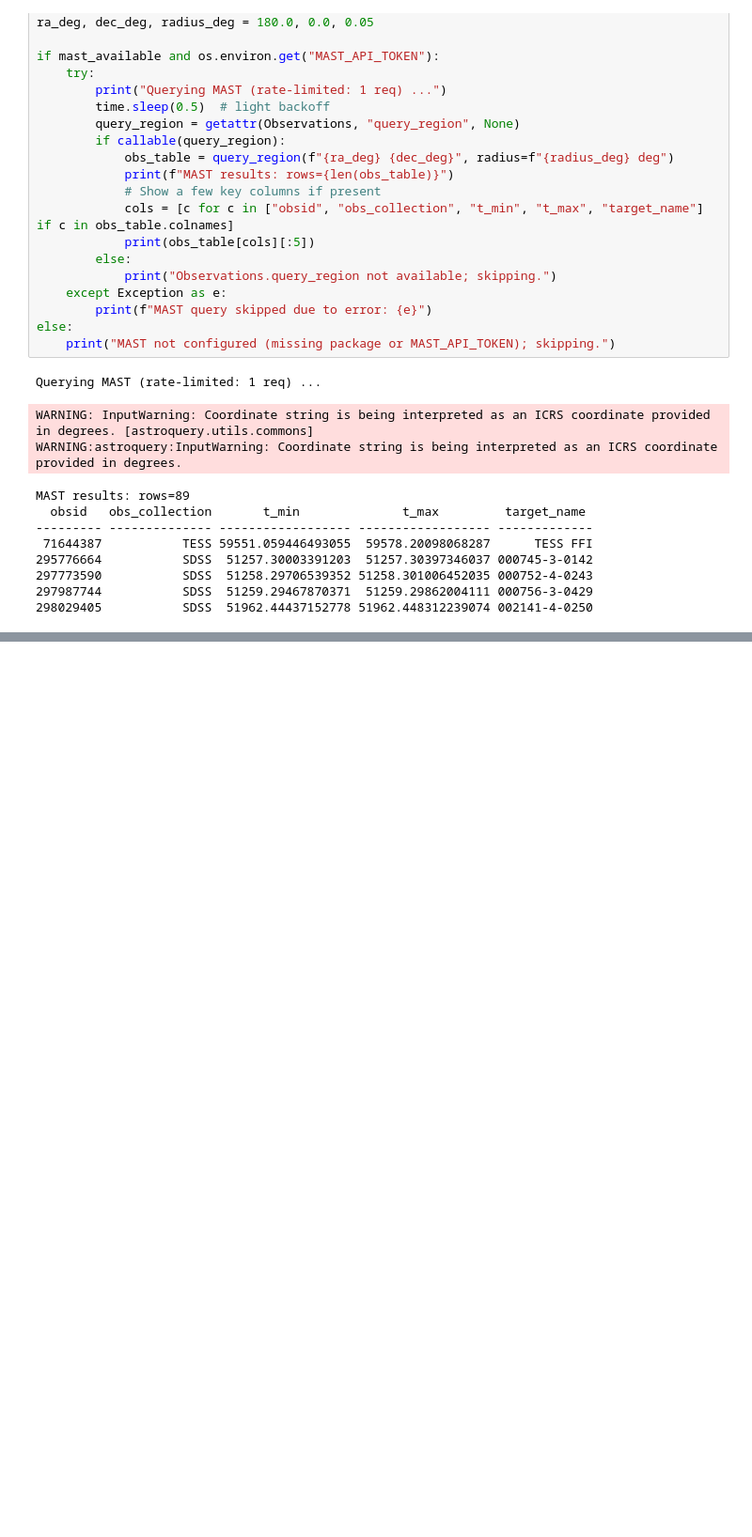
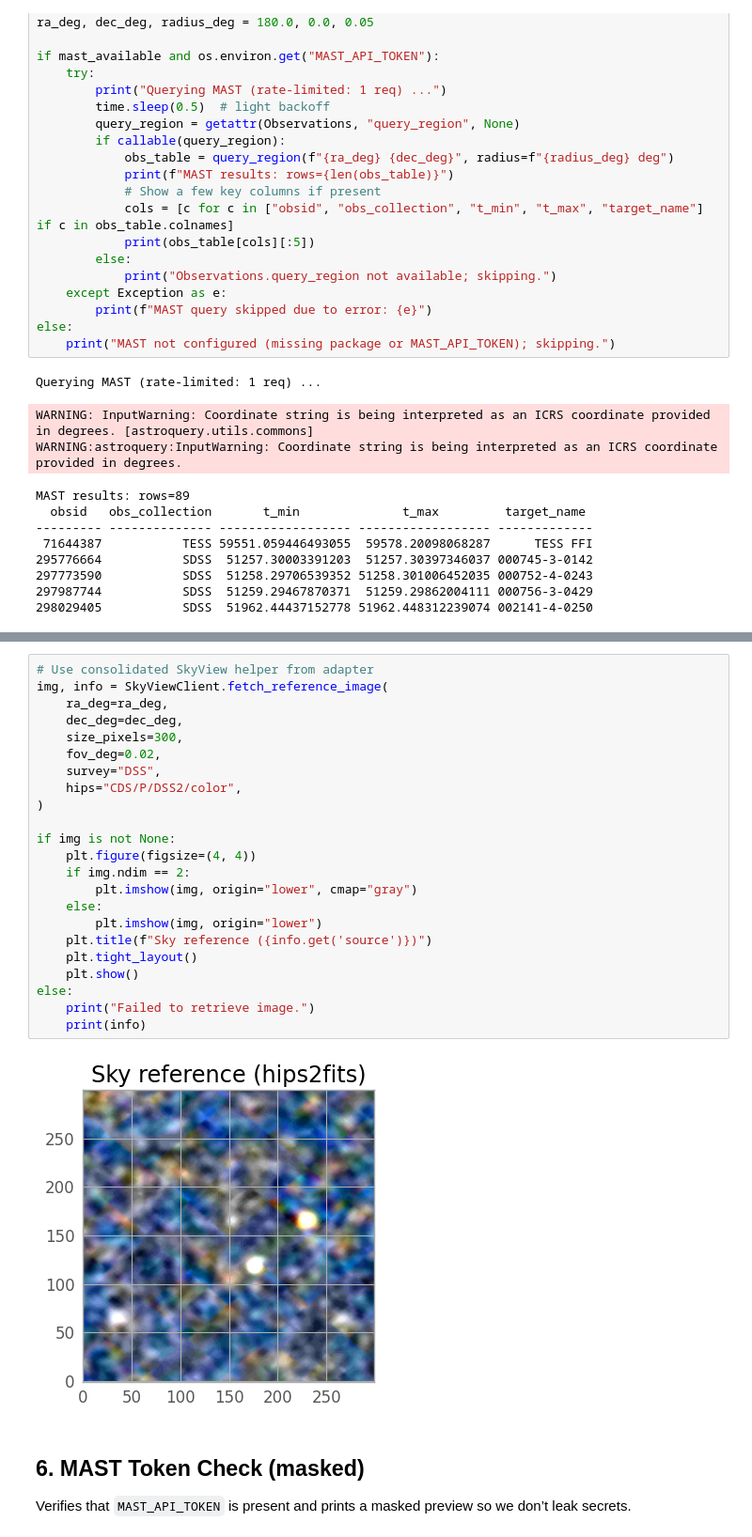
Before and after one commit to Lawrence908/AstrID, a Jupyter notebook: notebooks/data_ingestion_exploration.ipynb, the cells around one changed output, grey strips where cells are left out. Shown: that part at 94% size. Cells and saved outputs as stored; diff of their text form; blank space fills up the shorter version.

```diff
--- a/notebooks/data_ingestion_exploration.ipynb
+++ b/notebooks/data_ingestion_exploration.ipynb
@@ -342,0 +330,29 @@ Querying SkyView (rate-limited: 1 req) ...
+# %%
+# Use consolidated SkyView helper from adapter
+img, info = SkyViewClient.fetch_reference_image(
+    ra_deg=ra_deg,
+    dec_deg=dec_deg,
+    size_pixels=300,
+    fov_deg=0.02,
+    survey="DSS",
+    hips="CDS/P/DSS2/color",
+)
+
+if img is not None:
+    plt.figure(figsize=(4, 4))
+    if img.ndim == 2:
+        plt.imshow(img, origin="lower", cmap="gray")
+    else:
+        plt.imshow(img, origin="lower")
+    plt.title(f"Sky reference ({info.get('source')})")
+    plt.tight_layout()
+    plt.show()
+else:
+    print("Failed to retrieve image.")
+    print(info)
+# %% [output]
+[figure, added]
+# %% [markdown]
+## 6. MAST Token Check (masked)
+
+Verifies that `MAST_API_TOKEN` is present and prints a masked preview so we don’t leak secrets.
```
Also changed, not shown: parts of 19 cells of this notebook, 4 other files.
